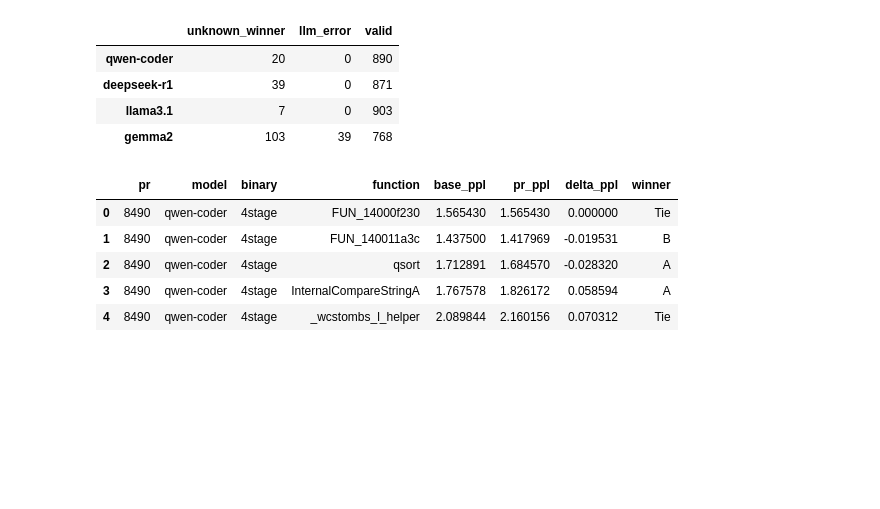
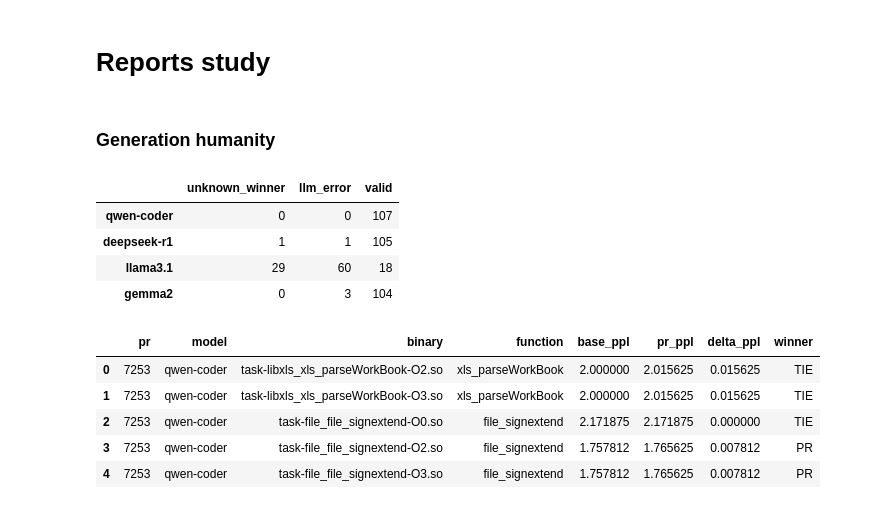
Before and after one commit to Lurpigi/msc-thesis-LLMs-to-rank-decompilers, a Jupyter notebook: final.ipynb, the cells around one changed output. Saved outputs shown, nothing was run; the diff lists cells and outputs as text; code cells hidden in the pictures; blank space fills up the shorter version.

```diff
--- a/final.ipynb
+++ b/final.ipynb
@@ -12,7 +16,7 @@ sns.set_theme(style="whitegrid", context="paper", font_scale=1.2)
 plt.rcParams['figure.figsize'] = (12, 6)
 plt.rcParams['figure.dpi'] = 100
 
-LOGS_PATH = './llm_server/logs/llm_metrics.csv'
+LOGS_PATH = './llm_server/logs/llm_metrics_gh.csv'
 REPORTS_PATH = './ghidra_bench/outputs/reports/*.json'
 # %%
 def load_metrics(path):
@@ -44,7 +52,7 @@ if not df_metrics.empty:
         x='model_id',
         y='duration_sec',
         col='operation',  # split for 'score' and 'generate'
-        kind='strip',
+        kind='strip', #'box',
         hue='model_id',
         palette='viridis',
         height=5,
@@ -69,8 +77,8 @@ if not df_metrics.empty:
     g_vram.figure.suptitle('Peak VRAM Usage by Operation', y=1.05)
     g_vram.set_axis_labels("", "Peak VRAM (GB)")
     g_vram.set_xticklabels(rotation=45)
-    for ax in g_vram.axes.flat:
-        ax.axhline(16, color='red', linestyle='--', linewidth=2, label='Limit VRAM')
+    # for ax in g_vram.axes.flat:
+    #     ax.axhline(16, color='red', linestyle='--', linewidth=2, label='Limit VRAM')
 
 
     plt.show()
@@ -82,3 +152,7 @@ else:
+# %% [markdown]
+# Reports study
+# %% [markdown]
+### Generation humanity
 # %%
 def load_reports(path_pattern):
     report_files = glob.glob(path_pattern)
@@ -108,7 +182,7 @@ def load_reports(path_pattern):
                         continue
 
                     llm_qualitative = entry.get('llm_qualitative', {})
-                    llm_ast = entry.get('llm_ast', {})
+                    #llm_ast = entry.get('llm_ast', {})
 
                     if 'error' in llm_qualitative:
                         update_stat(model_name, 'llm_error')
@@ -118,43 +192,48 @@ def load_reports(path_pattern):
                     if winner == 'Unknown':
                         update_stat(model_name, 'unknown_winner')
                         continue
+                    if winner == 'Error':
+                        update_stat(model_name, 'llm_error')
+                        continue
+
 
                     # Valid
                     metrics = entry.get('metrics', {})
                     row = {
                         'pr': pr_number,
                         'model': model_name,
                         'binary': entry.get('binary', 'N/A'),
                         'function': entry.get('function', 'Unknown'),
                         'base_ppl': metrics.get('base_ppl'),
                         'pr_ppl': metrics.get('pr_ppl'),
                         'delta_ppl': metrics.get('delta_ppl'),
-                        'winner': winner
+                        'winner': winner,
+                        #'winner_ast': llm_ast.get('winner')
                     }
                     clean_data.append(row)
                     update_stat(model_name, 'valid')
 
         except Exception as e:
             print(f"Error processing file {file}: {e}")
 
     return pd.DataFrame(clean_data), pd.DataFrame(model_stats).T
 
 df_reports, df_stats = load_reports(REPORTS_PATH)
 
 display(df_stats)
 df_reports.head()
 # %% [output]
 |  | unknown_winner | llm_error | valid |
-| qwen-coder | 20 | 0 | 890 |
-| deepseek-r1 | 39 | 0 | 871 |
-| llama3.1 | 7 | 0 | 903 |
-| gemma2 | 103 | 39 | 768 |
+| qwen-coder | 0 | 0 | 107 |
+| deepseek-r1 | 1 | 1 | 105 |
+| llama3.1 | 29 | 60 | 18 |
+| gemma2 | 0 | 3 | 104 |
 |  | pr | model | binary | function | base_ppl | pr_ppl | delta_ppl | winner |
-| 0 | 8490 | qwen-coder | 4stage | FUN_14000f230 | 1.565430 | 1.565430 | 0.000000 | Tie |
-| 1 | 8490 | qwen-coder | 4stage | FUN_140011a3c | 1.437500 | 1.417969 | -0.019531 | B |
-| 2 | 8490 | qwen-coder | 4stage | qsort | 1.712891 | 1.684570 | -0.028320 | A |
-| 3 | 8490 | qwen-coder | 4stage | InternalCompareStringA | 1.767578 | 1.826172 | 0.058594 | A |
-| 4 | 8490 | qwen-coder | 4stage | _wcstombs_l_helper | 2.089844 | 2.160156 | 0.070312 | Tie |
+| 0 | 7253 | qwen-coder | task-libxls_xls_parseWorkBook-O2.so | xls_parseWorkBook | 2.000000 | 2.015625 | 0.015625 | TIE |
+| 1 | 7253 | qwen-coder | task-libxls_xls_parseWorkBook-O3.so | xls_parseWorkBook | 2.000000 | 2.015625 | 0.015625 | TIE |
+| 2 | 7253 | qwen-coder | task-file_file_signextend-O0.so | file_signextend | 2.171875 | 2.171875 | 0.000000 | TIE |
+| 3 | 7253 | qwen-coder | task-file_file_signextend-O2.so | file_signextend | 1.757812 | 1.765625 | 0.007812 | PR |
+| 4 | 7253 | qwen-coder | task-file_file_signextend-O3.so | file_signextend | 1.757812 | 1.765625 | 0.007812 | PR |
 # %%
 def analyze_coherence(df_reports, title, winner_labels, is_lower):
     if not df_reports.empty:
```
Also changed, not shown: parts of 19 cells of this notebook, 8 other files.
